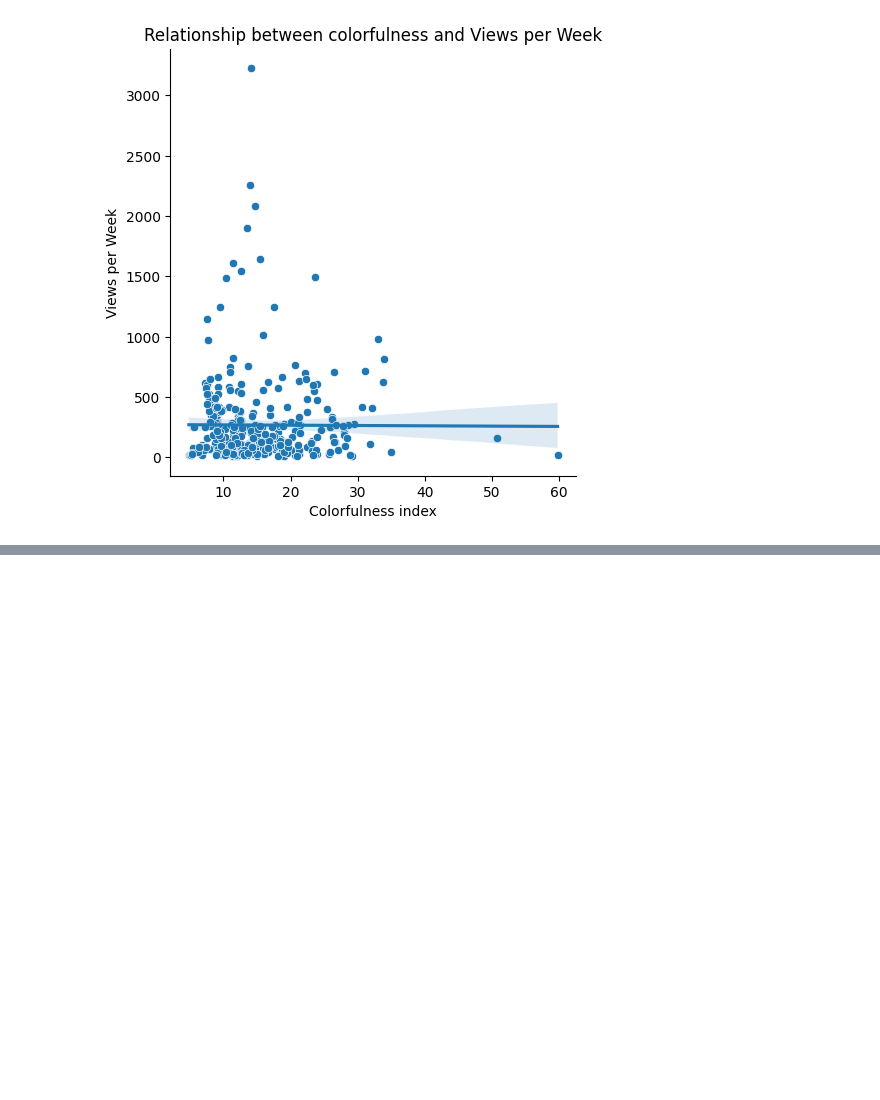
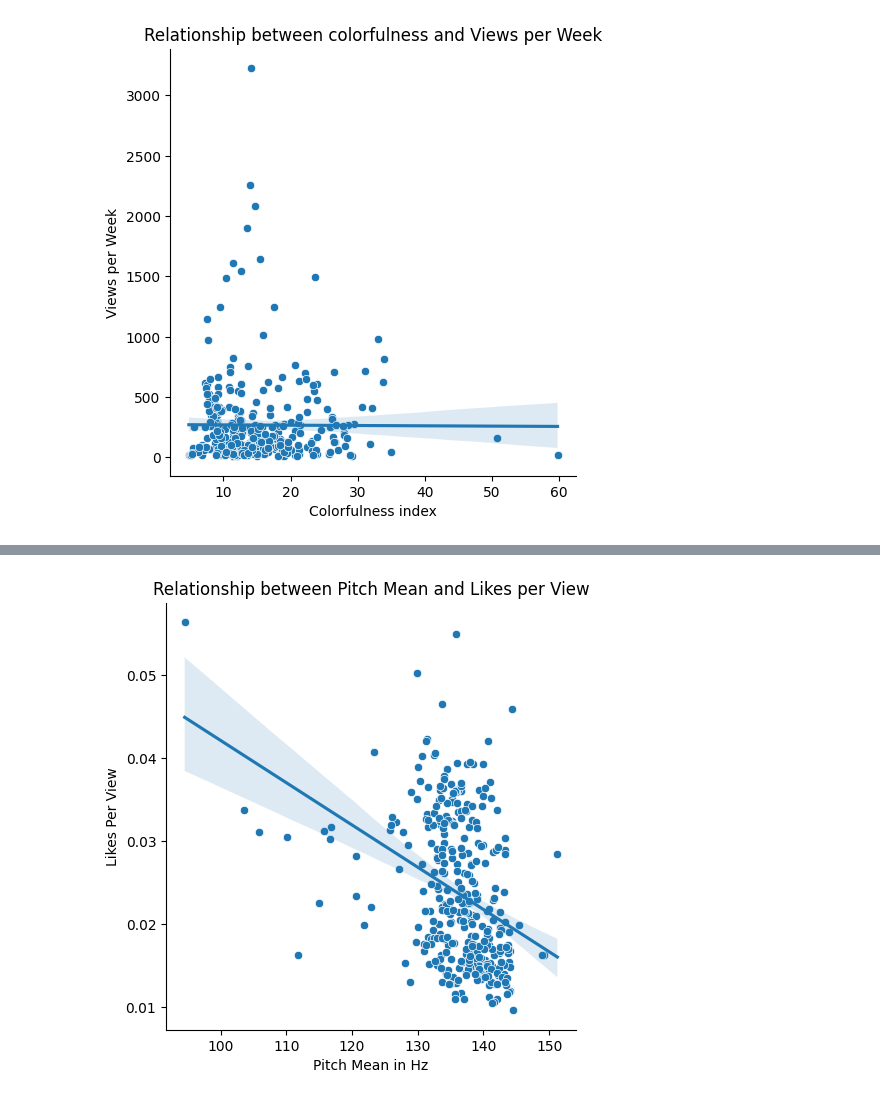
Before and after one commit to LeeJavaa/final_year_project, a Jupyter notebook: analysis/data-analysis.ipynb, the cells around one changed output, grey strips where cells are left out. Cells and saved outputs as stored; diff of their text form; code cells hidden in the pictures; blank space fills up the shorter version.

```diff
--- a/analysis/data-analysis.ipynb
+++ b/analysis/data-analysis.ipynb
@@ -412,0 +427,12 @@ plt.show()
+# %%
+df['pitch_mean'] = updated_audio_df['pitch_mean']
+g = sns.relplot(x=df['pitch_mean'], y=df['likes_per_view'], kind='scatter')
+sns.regplot(x=df['pitch_mean'], y=df['likes_per_view'], data=df, ax=g.ax, scatter=False)
+
+plt.title("Relationship between Pitch Mean and Likes per View")
+plt.xlabel("Pitch Mean in Hz")
+plt.ylabel("Likes Per View")
+
+plt.show()
+# %% [output]
+[figure, added]
```
Also changed, not shown: parts of 8 cells of this notebook, 3 other files.
